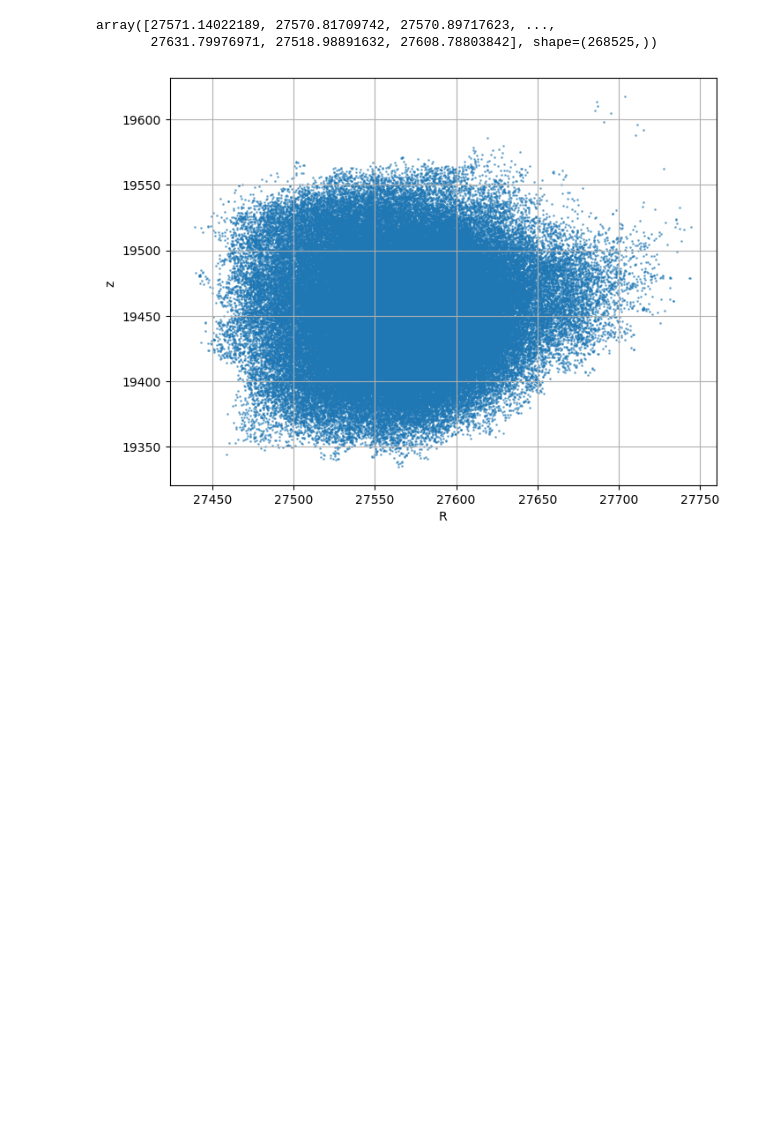
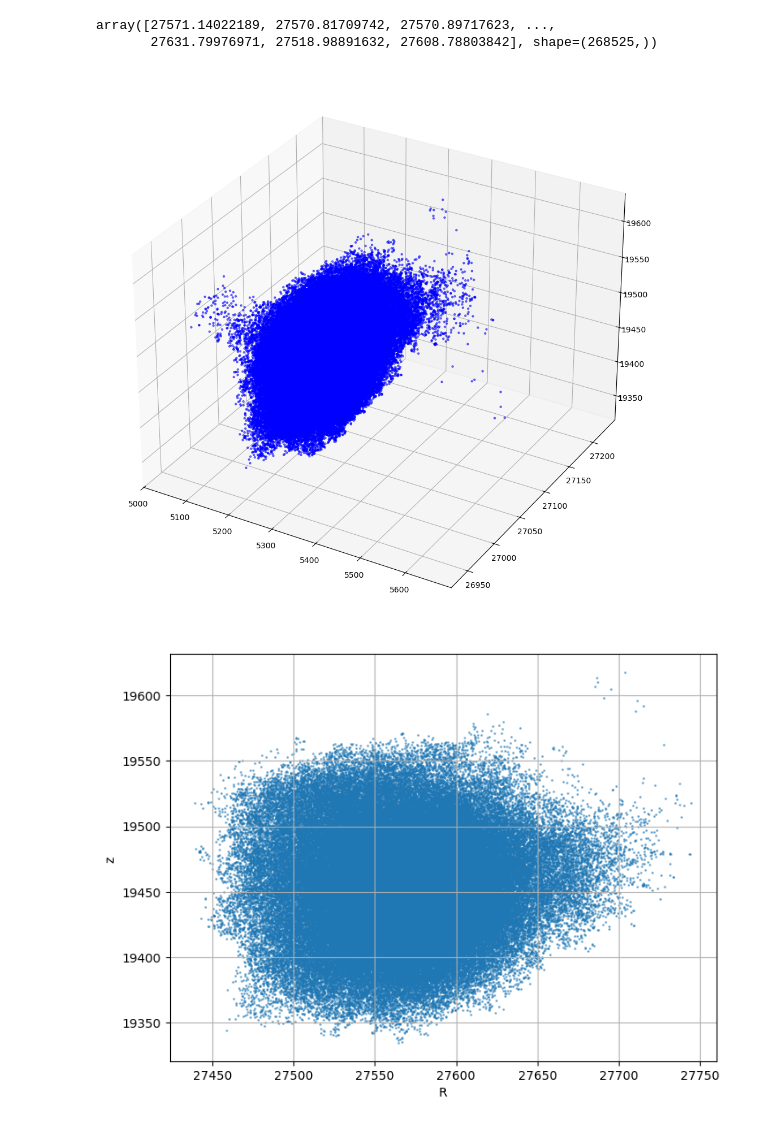
Before and after one commit to Jitskeverheecke/TANA_Project, a Jupyter notebook: project.ipynb, the cells around one changed output. Drawn from its saved outputs; the diff is of its cells as text; code cells hidden in the pictures; blank space fills up the shorter version.

Commit message:
3D plot data

```diff
--- a/project.ipynb
+++ b/project.ipynb
@@ -44,6 +44,16 @@ R
 # %% [output]
 array([27571.14022189, 27570.81709742, 27570.89717623, ...,
        27631.79976971, 27518.98891632, 27608.78803842], shape=(268525,))
+# %%
+
+fig = plt.figure(figsize=(12, 10))
+ax = fig.add_subplot(111, projection='3d')
+
+sc = ax.scatter(x, y, z, s=5, alpha=0.5, c ='b')
+plt.tight_layout()
+plt.show()
+# %% [output]
+[figure, added]
 # %%
 plt.figure(figsize=(8, 6))
 plt.scatter(R, z, s=1, alpha=0.5)
```
Also changed, not shown: parts of 4 cells of this notebook, 1 other file.
